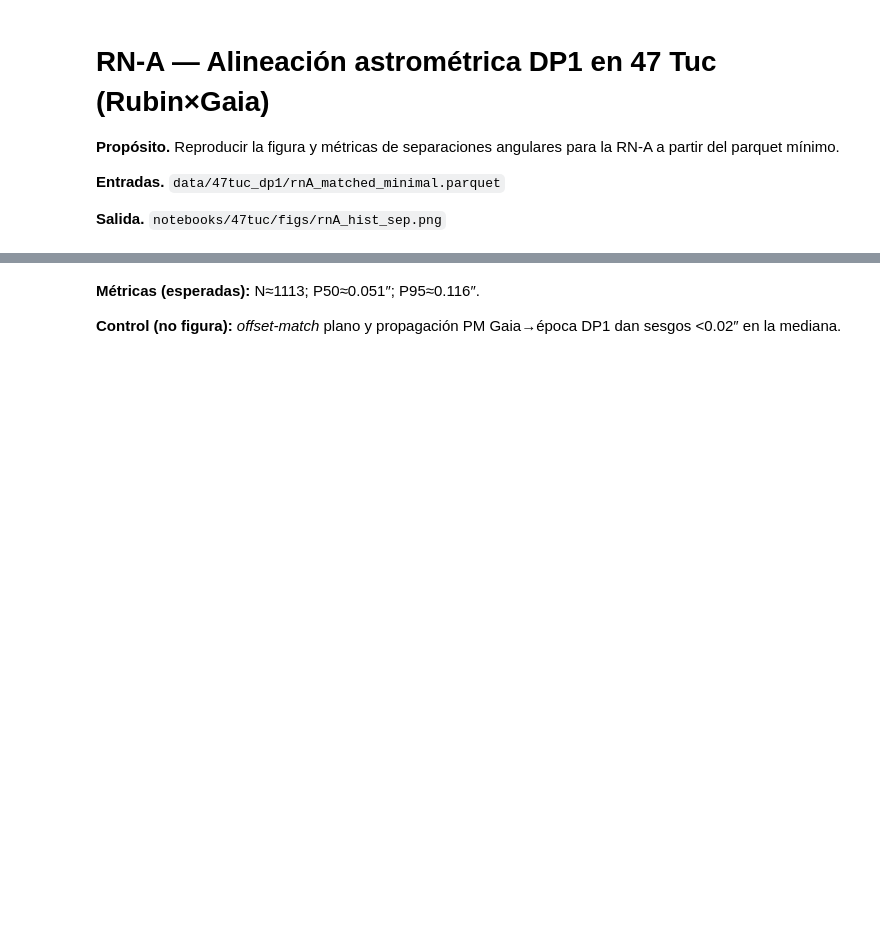
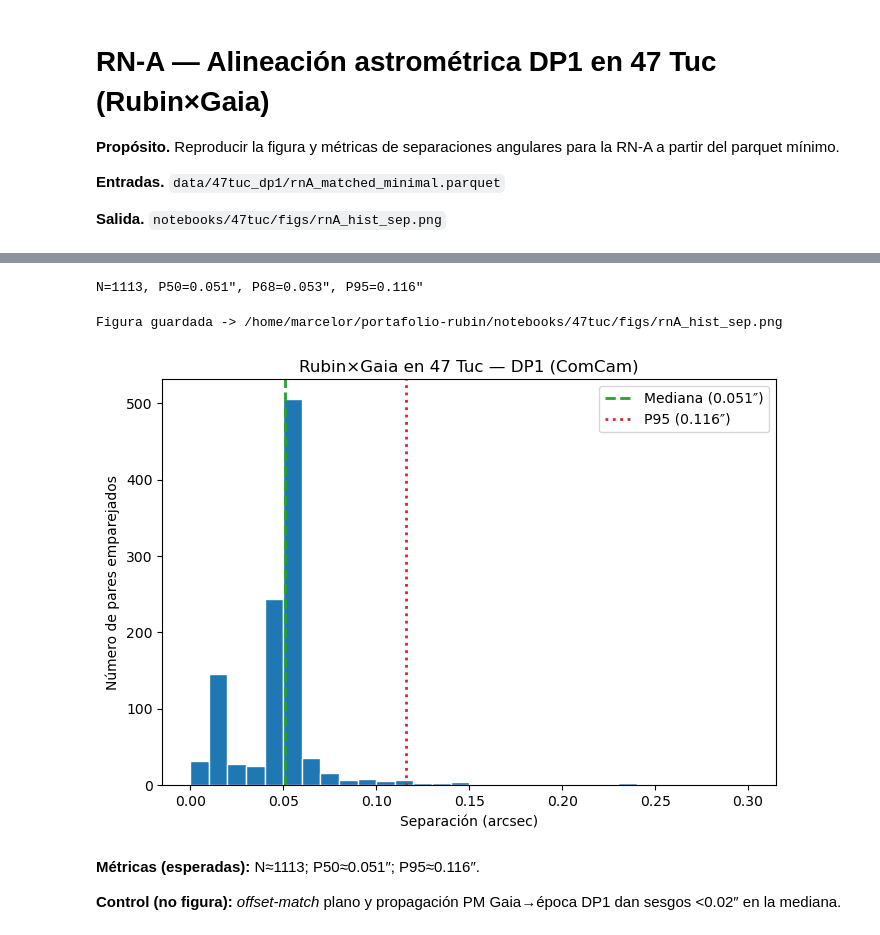
Before and after one commit to mreyes-astro/portafolio-rubin, a Jupyter notebook: notebooks/47tuc/rnA_astrometry_47tuc.ipynb, the cells around one changed output, grey strips where cells are left out. Drawn from its saved outputs; the diff is of its cells as text; code cells hidden in the pictures; blank space fills up the shorter version.

Commit message:
rnA: guardar figura en figs/ local para evitar rutas anidadas

```diff
--- a/notebooks/47tuc/rnA_astrometry_47tuc.ipynb
+++ b/notebooks/47tuc/rnA_astrometry_47tuc.ipynb
@@ -37,15 +78,37 @@ print({'N':N,'P50":{:.3f},' 'P68':{:.3f},' 'P95':{:.3f}}.format(p50,p68,p95))
+# %%
+# 1) Filtra 1:1 y dentro de 2″ (por seguridad, aunque ya vendrá así)
+df = df.drop_duplicates('objectId').drop_duplicates('source_id')
+df = df.query('separation_arcsec <= 2.0')
+
+# 2) Vector de separaciones y percentiles
+sep = df['separation_arcsec'].to_numpy()
+p50, p68, p95 = np.percentile(sep, [50, 68, 95])
+N = len(sep)
+print(f"N={N}, P50={p50:.3f}″, P68={p68:.3f}″, P95={p95:.3f}″")
+# %% [output]
+N=1113, P50=0.051″, P68=0.053″, P95=0.116″
 # %%
 plt.figure(figsize=(7,5))
 bins = np.arange(0, 0.31, 0.01)
 plt.hist(sep, bins=bins, color='#1f77b4', ec='white')
 plt.axvline(p50, ls='--', lw=2, color='tab:green', label=f'Mediana ({p50:.3f}″)')
 plt.axvline(p95, ls=':', lw=2, color='tab:red',   label=f'P95 ({p95:.3f}″)')
 plt.xlabel('Separación (arcsec)'); plt.ylabel('Número de pares emparejados')
 plt.title('Rubin×Gaia en 47 Tuc — DP1 (ComCam)')
 plt.legend(); plt.tight_layout()
-outfig = 'notebooks/47tuc/figs/rnA_hist_sep.png'
+from pathlib import Path
+
+# Directorio del notebook actual
+NB_DIR = Path.cwd()
+FIG_DIR = NB_DIR / "figs"
+FIG_DIR.mkdir(parents=True, exist_ok=True)   # crea notebooks/47tuc/figs si no existe
+
+outfig = FIG_DIR / "rnA_hist_sep.png"
 plt.savefig(outfig, dpi=200)
-print('Figura guardada ->', outfig)
+print("Figura guardada ->", outfig)
+# %% [output]
+Figura guardada -> /home/marcelor/portafolio-rubin/notebooks/47tuc/figs/rnA_hist_sep.png
+[figure, added]
 # %% [markdown]
 **Métricas (esperadas):** N≈1113; P50≈0.051″; P95≈0.116″.
 
```
Also changed, not shown: parts of 2 cells of this notebook, 1 other file.
